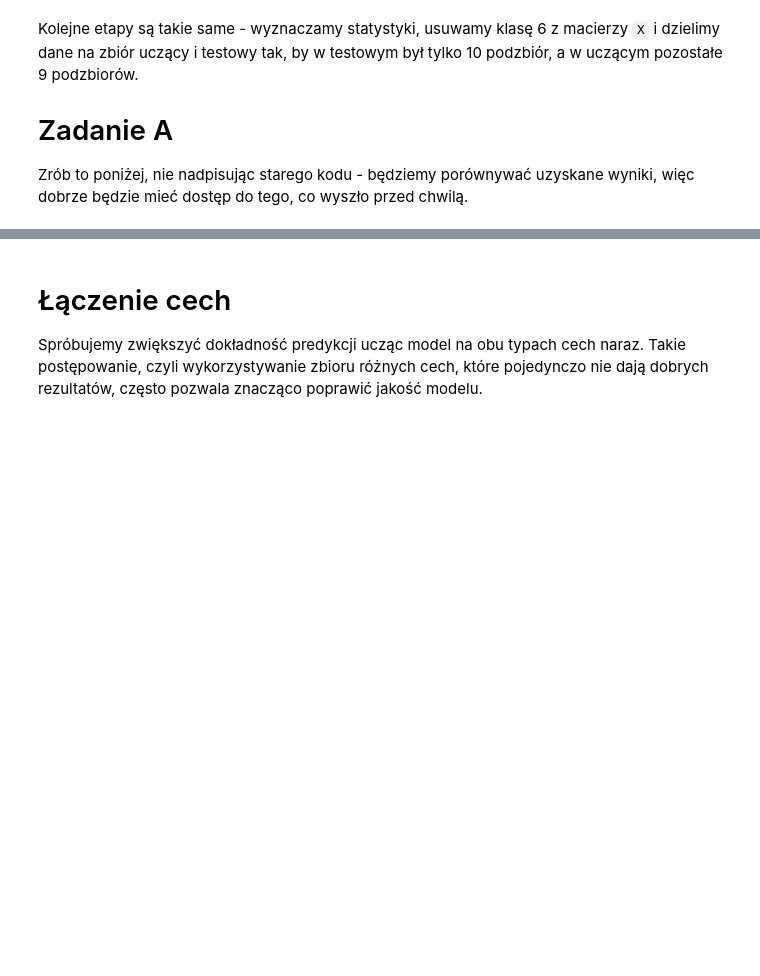
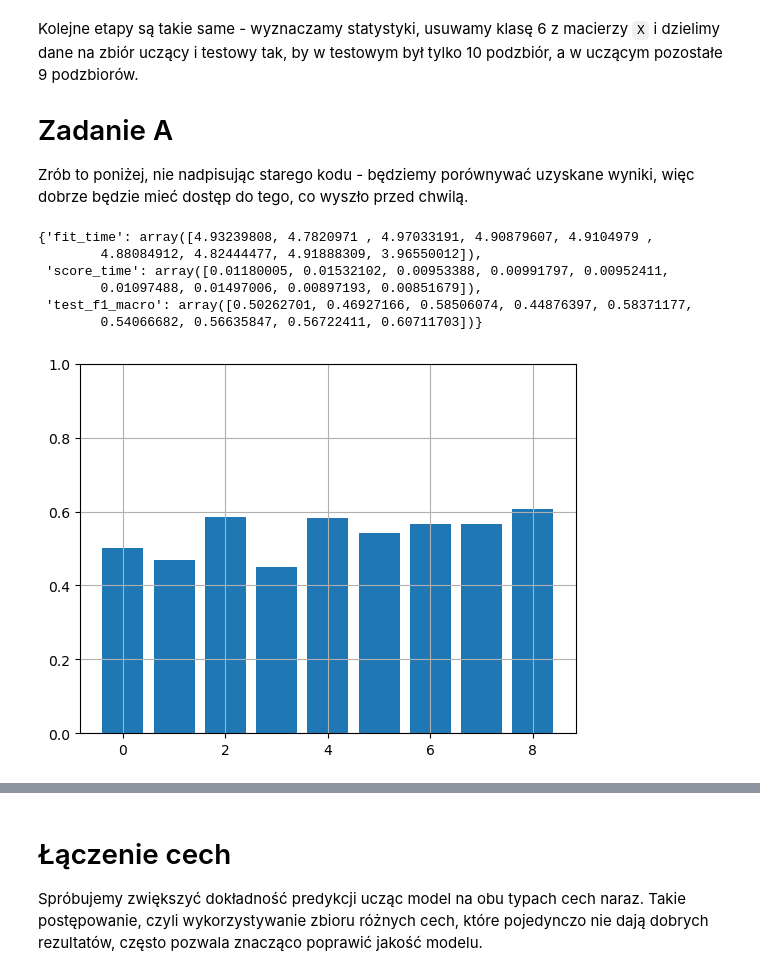
Before and after one commit to matgaj/pum2025, a Jupyter notebook: lab7/Lab7_zad1_RandomForest_ExtraTrees.ipynb, the cells around one changed output, grey strips where cells are left out. Cells and saved outputs as stored; diff of their text form; code cells hidden in the pictures; blank space fills up the shorter version.

```diff
--- a/lab7/Lab7_zad1_RandomForest_ExtraTrees.ipynb
+++ b/lab7/Lab7_zad1_RandomForest_ExtraTrees.ipynb
@@ -237,6 +232,6 @@ Przypuszczenia oparte o wyniki dla podzbiorów walidacyjnych potwiedziły się i
 
 Oprócz redukcji wymiarów, możemy też wypróbować inny zestaw cech: w tym przypadku GFCC. Podział na zbiory i etykiety pozostają bez zmian, więc nie musimy ich wczytywać na nowo.
 # %%
-X_gfcc = np.load(os.path.join(data_path, 'gfcc_3D.npy'))
+X_gfcc = np.load('gfcc_3D.npy')
 X_gfcc.shape
 # %% [output]
@@ -251,7 +244,46 @@ Zrób to poniżej, nie nadpisując starego kodu - będziemy porównywać uzyskan
+# %%
+#statystyki współczynników GFCC
+X_gfcc = np.hstack((np.mean(X_gfcc, axis=1),
+               np.std(X_gfcc, axis=1),
+               np.median(X_gfcc, axis=1),
+               np.percentile(X_gfcc, 25, axis=1),
+               np.percentile(X_gfcc, 75, axis=1),
+               scipy.stats.iqr(X_gfcc, rng=(10, 90), axis=1),
+               scipy.stats.kurtosis(X_gfcc, axis=1),
+               scipy.stats.skew(X_gfcc, axis=1),
+               np.min(X_gfcc, axis=1),
+               np.max(X_gfcc, axis=1)
+              ))
 # %%
 #usunięcie klasy 6 i podział na zbiory
+X_gfcc = X_gfcc[y_not_6]
+
+scaler = StandardScaler()
+X_train = scaler.fit_transform(X_gfcc[train_folds_mask])
+X_test = scaler.transform(X_gfcc[test_fold_mask])
 # %%
 #walidacja krzyżowa klasyfikatora RandomForest (zastosuj taki sam random_state jak wcześniej)
+model_cv = RandomForestClassifier(random_state=42)
+f1_scores = cross_validate(model_cv,
+                           X_train,
+                           y_train,
+                           scoring=scoring,
+                           groups=train_folds,
+                           n_jobs=-1,
+                           cv=GroupKFold(n_splits=len(np.unique(train_folds))))
+# %%
+plt.bar(range(9), f1_scores['test_f1_macro'])
+plt.ylim(0, 1)
+plt.grid(True)
+f1_scores
+# %% [output]
+{'fit_time': array([4.93239808, 4.7820971 , 4.97033191, 4.90879607, 4.9104979 ,
+        4.88084912, 4.82444477, 4.91888309, 3.96550012]),
+ 'score_time': array([0.01180005, 0.01532102, 0.00953388, 0.00991797, 0.00952411,
+        0.01097488, 0.01497006, 0.00897193, 0.00851679]),
+ 'test_f1_macro': array([0.50262701, 0.46927166, 0.58506074, 0.44876397, 0.58371177,
+        0.54066682, 0.56635847, 0.56722411, 0.60711703])}
+[figure, added]
 # %%
 #Przeprowadź trening klasyfikatora RandomForest z random_state=42 i domyślnymi wartościami pozostałych hiperparametrów oraz predykcję na zbiorze testowym.
 #Wyświetl macierz pomyłek, F1 i dokładność
```
Also changed, not shown: parts of 37 cells of this notebook.
